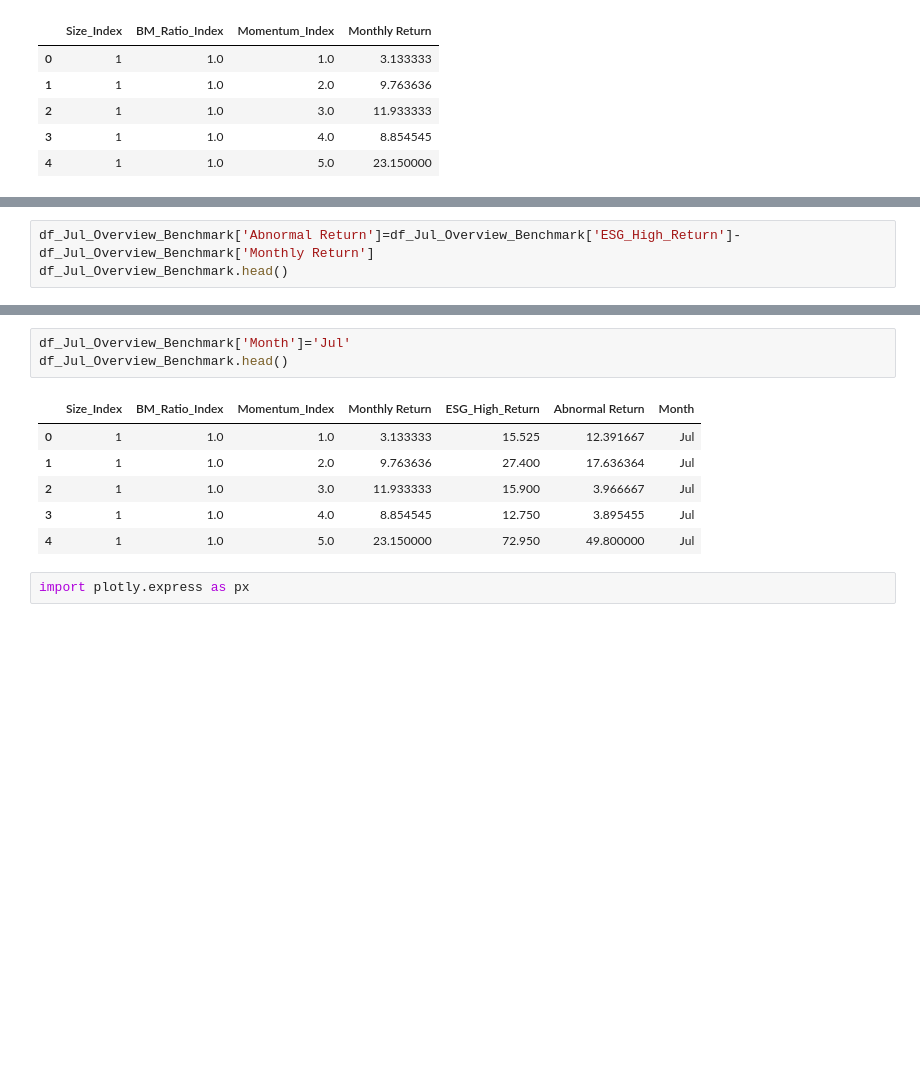
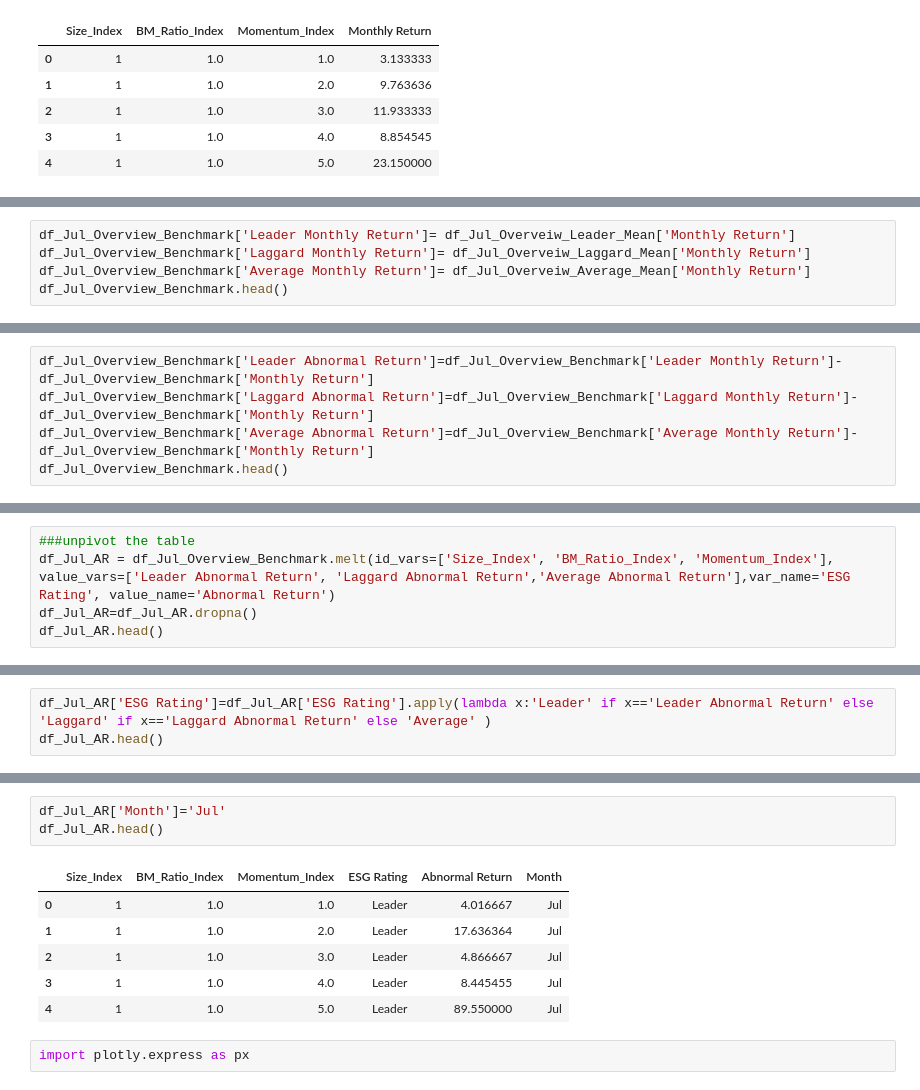
Before and after one commit to sunshineluyao/ESG_with_benchmark, a Jupyter notebook: Categorization/ESG_Categorization_Jul.ipynb, the cells around one changed output, grey strips where cells are left out. Drawn from its saved outputs; the diff is of its cells as text; blank space fills up the shorter version.

```diff
--- a/Categorization/ESG_Categorization_Jul.ipynb
+++ b/Categorization/ESG_Categorization_Jul.ipynb
@@ -239,4 +250,6 @@ df_Jul_Overview_Benchmark.head()
 # %%
-df_Jul_Overview_Benchmark['Abnormal Return']=df_Jul_Overview_Benchmark['ESG_High_Return']-df_Jul_Overview_Benchmark['Monthly Return']
+df_Jul_Overview_Benchmark['Leader Monthly Return']= df_Jul_Overveiw_Leader_Mean['Monthly Return']
+df_Jul_Overview_Benchmark['Laggard Monthly Return']= df_Jul_Overveiw_Laggard_Mean['Monthly Return']
+df_Jul_Overview_Benchmark['Average Monthly Return']= df_Jul_Overveiw_Average_Mean['Monthly Return']
 df_Jul_Overview_Benchmark.head()
 # %% [output]
@@ -248,0 +262,5 @@ df_Jul_Overview_Benchmark.head()
+# %%
+df_Jul_Overview_Benchmark['Leader Abnormal Return']=df_Jul_Overview_Benchmark['Leader Monthly Return']-df_Jul_Overview_Benchmark['Monthly Return']
+df_Jul_Overview_Benchmark['Laggard Abnormal Return']=df_Jul_Overview_Benchmark['Laggard Monthly Return']-df_Jul_Overview_Benchmark['Monthly Return']
+df_Jul_Overview_Benchmark['Average Abnormal Return']=df_Jul_Overview_Benchmark['Average Monthly Return']-df_Jul_Overview_Benchmark['Monthly Return']
+df_Jul_Overview_Benchmark.head()
@@ -248,0 +274,5 @@ df_Jul_Overview_Benchmark.head()
+# %%
+###unpivot the table
+df_Jul_AR = df_Jul_Overview_Benchmark.melt(id_vars=['Size_Index', 'BM_Ratio_Index',	'Momentum_Index'], value_vars=['Leader Abnormal Return', 'Laggard Abnormal Return','Average Abnormal Return'],var_name='ESG Rating', value_name='Abnormal Return')
+df_Jul_AR=df_Jul_AR.dropna()
+df_Jul_AR.head()
@@ -248,0 +286,3 @@ df_Jul_Overview_Benchmark.head()
+# %%
+df_Jul_AR['ESG Rating']=df_Jul_AR['ESG Rating'].apply(lambda x:'Leader' if x=='Leader Abnormal Return' else 'Laggard' if x=='Laggard Abnormal Return' else 'Average' )
+df_Jul_AR.head()
@@ -249,13 +296,13 @@ df_Jul_Overview_Benchmark.head()
 # %%
-df_Jul_Overview_Benchmark['Month']='Jul'
-df_Jul_Overview_Benchmark.head()
+df_Jul_AR['Month']='Jul'
+df_Jul_AR.head()
 # %% [output]
-|  | Size_Index | BM_Ratio_Index | Momentum_Index | Monthly Return | ESG_High_Return | Abnormal Return | Month |
-| 0 | 1 | 1.0 | 1.0 | 3.133333 | 15.525 | 12.391667 | Jul |
-| 1 | 1 | 1.0 | 2.0 | 9.763636 | 27.400 | 17.636364 | Jul |
-| 2 | 1 | 1.0 | 3.0 | 11.933333 | 15.900 | 3.966667 | Jul |
-| 3 | 1 | 1.0 | 4.0 | 8.854545 | 12.750 | 3.895455 | Jul |
-| 4 | 1 | 1.0 | 5.0 | 23.150000 | 72.950 | 49.800000 | Jul |
+|  | Size_Index | BM_Ratio_Index | Momentum_Index | ESG Rating | Abnormal Return | Month |
+| 0 | 1 | 1.0 | 1.0 | Leader | 4.016667 | Jul |
+| 1 | 1 | 1.0 | 2.0 | Leader | 17.636364 | Jul |
+| 2 | 1 | 1.0 | 3.0 | Leader | 4.866667 | Jul |
+| 3 | 1 | 1.0 | 4.0 | Leader | 8.445455 | Jul |
+| 4 | 1 | 1.0 | 5.0 | Leader | 89.550000 | Jul |
 # %%
 import plotly.express as px
 # %%
```
Also changed, not shown: parts of 21 cells of this notebook.
